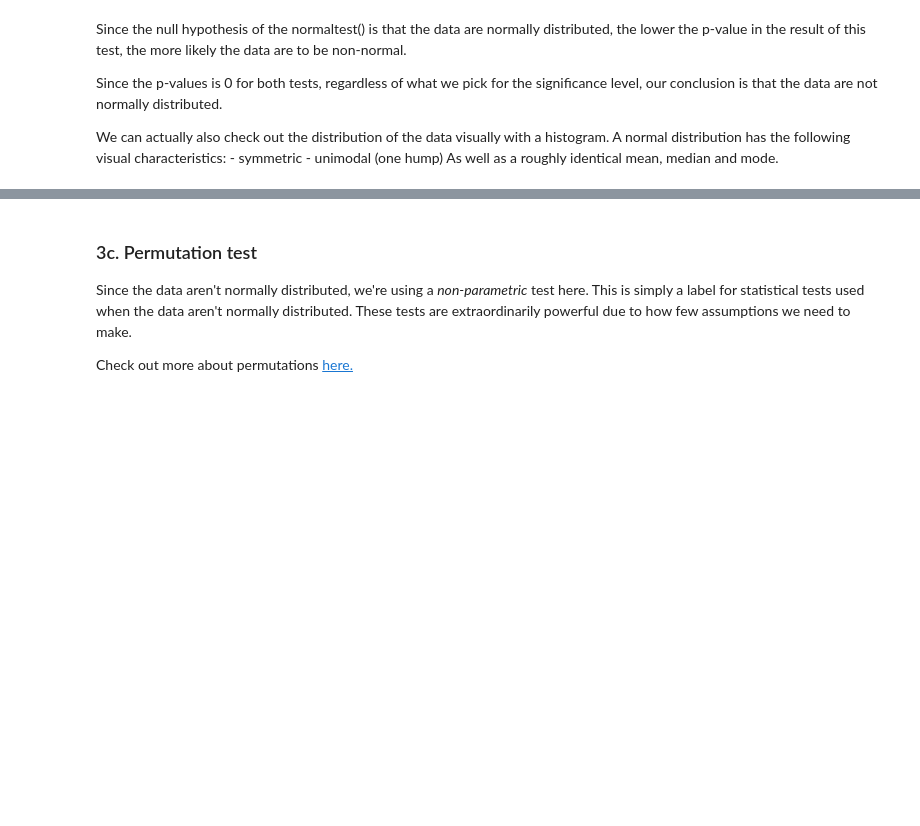
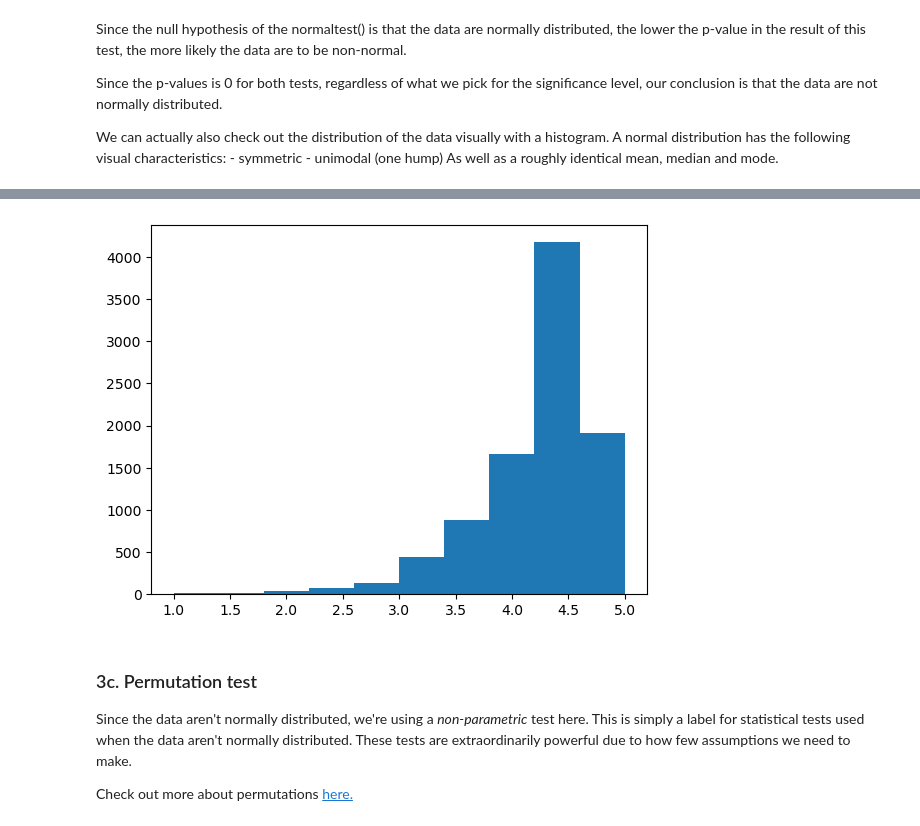
Before and after one commit to vanslykeaudio/SpringBoardDataScience, a Jupyter notebook: Integrating Apps/Springboard Apps project - Tier 3 - Complete.ipynb, the cells around one changed output, grey strips where cells are left out. Saved outputs shown, nothing was run; the diff lists cells and outputs as text; code cells hidden in the pictures; blank space fills up the shorter version.

```diff
--- a/Integrating Apps/Springboard Apps project - Tier 3 - Complete.ipynb
+++ b/Integrating Apps/Springboard Apps project - Tier 3 - Complete.ipynb
@@ -403,6 +452,8 @@ _ _ _
 # %%
 # Create a histogram of the google data
-_ _ _
+google_hist = plt.hist(google)
+# %% [output]
+[figure, added]
 # %% [markdown]
 ### 3c. Permutation test
 Since the data aren't normally distributed, we're using a *non-parametric* test here. This is simply a label for statistical tests used when the data aren't normally distributed. These tests are extraordinarily powerful due to how few assumptions we need to make.
```
Also changed, not shown: parts of 21 cells of this notebook.
